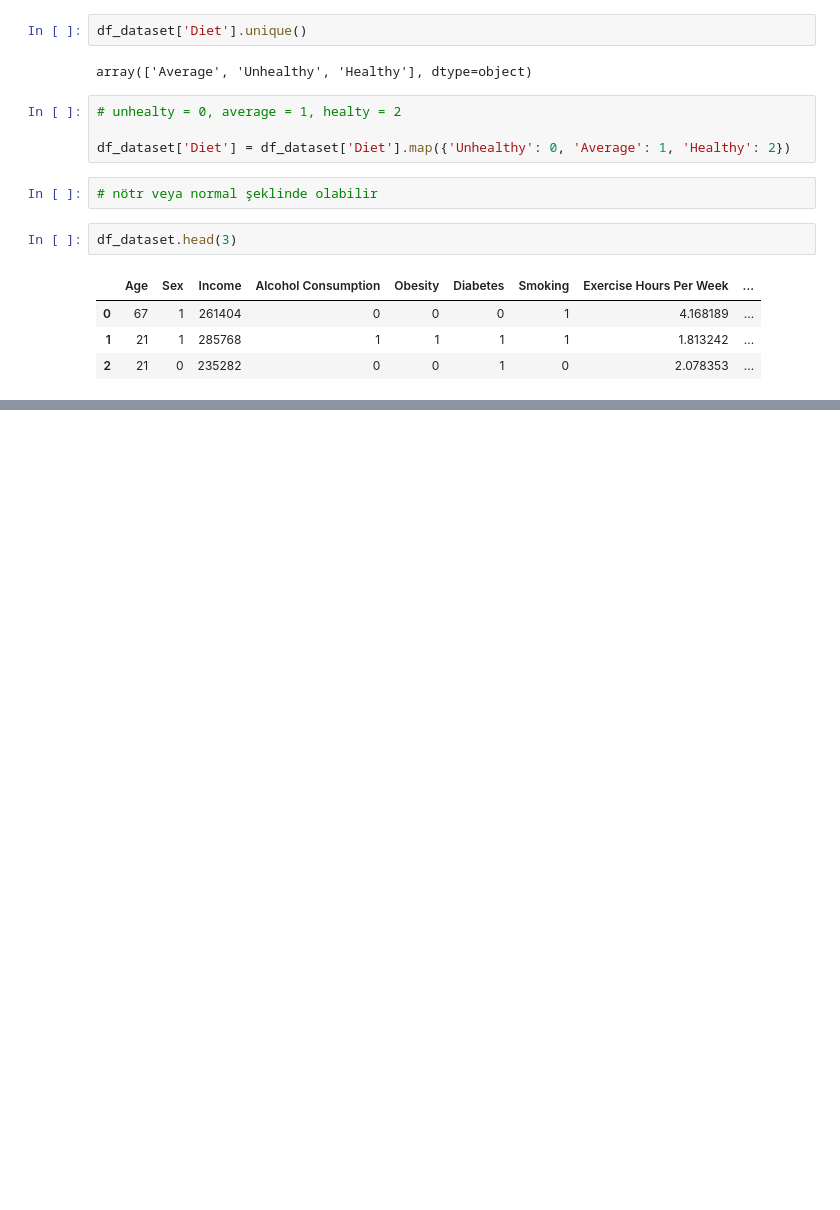
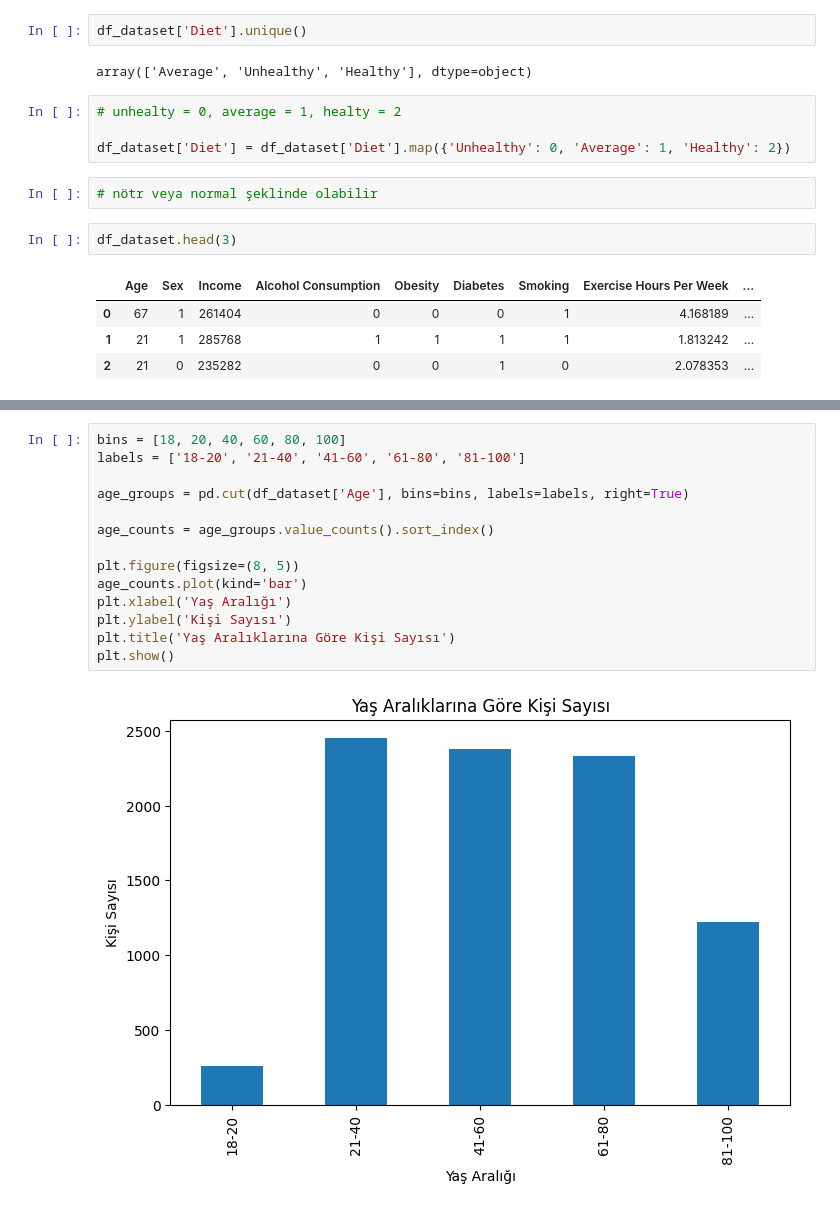
Before and after one commit to AtaDemirkiran/heart-attack-risk, a Jupyter notebook: saglık_bilimlerinde_veri_analitigi_proje.ipynb, the cells around one changed output, grey strips where cells are left out. Drawn from its saved outputs; the diff is of its cells as text; blank space fills up the shorter version.

```diff
--- a/saglık_bilimlerinde_veri_analitigi_proje.ipynb
+++ b/saglık_bilimlerinde_veri_analitigi_proje.ipynb
@@ -157,0 +159,16 @@ df_dataset.describe().T
+# %%
+bins = [18, 20, 40, 60, 80, 100]
+labels = ['18-20', '21-40', '41-60', '61-80', '81-100']
+
+age_groups = pd.cut(df_dataset['Age'], bins=bins, labels=labels, right=True)
+
+age_counts = age_groups.value_counts().sort_index()
+
+plt.figure(figsize=(8, 5))
+age_counts.plot(kind='bar')
+plt.xlabel('Yaş Aralığı')
+plt.ylabel('Kişi Sayısı')
+plt.title('Yaş Aralıklarına Göre Kişi Sayısı')
+plt.show()
+# %% [output]
+[figure, added]
```
Also changed, not shown: parts of 12 cells of this notebook.
